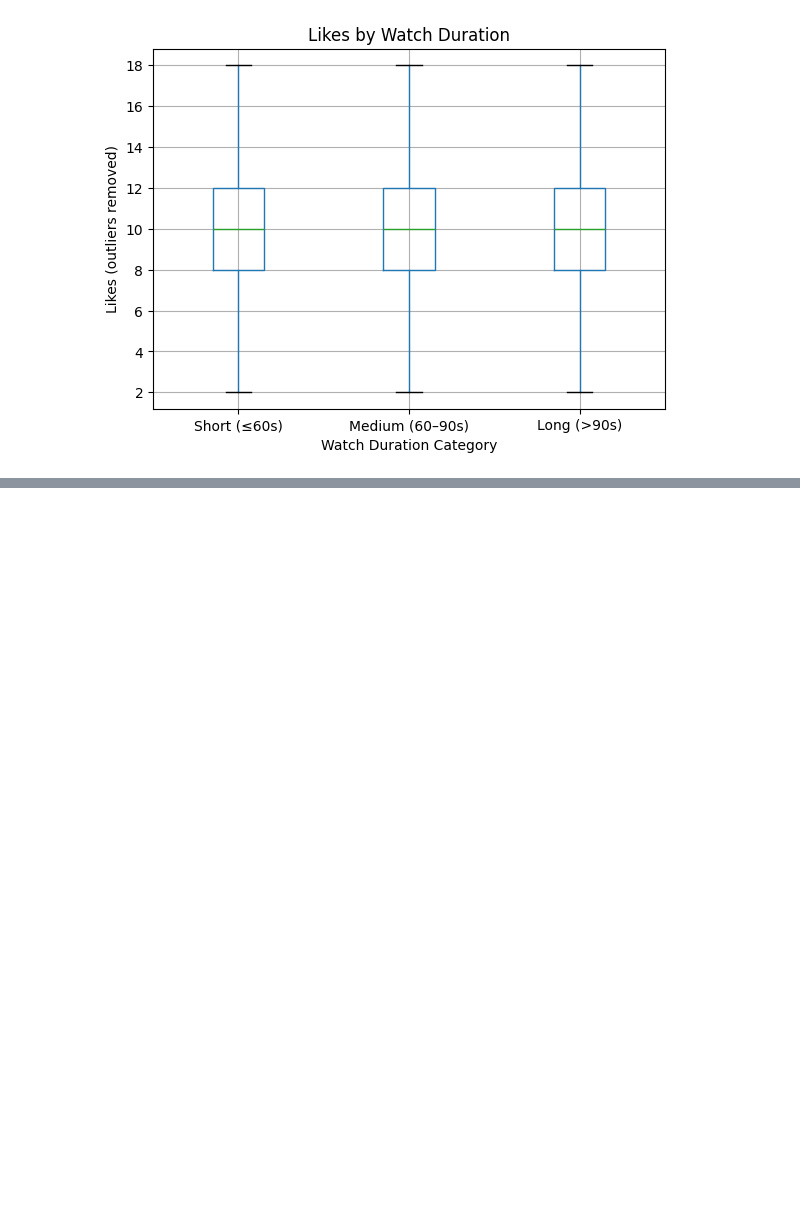
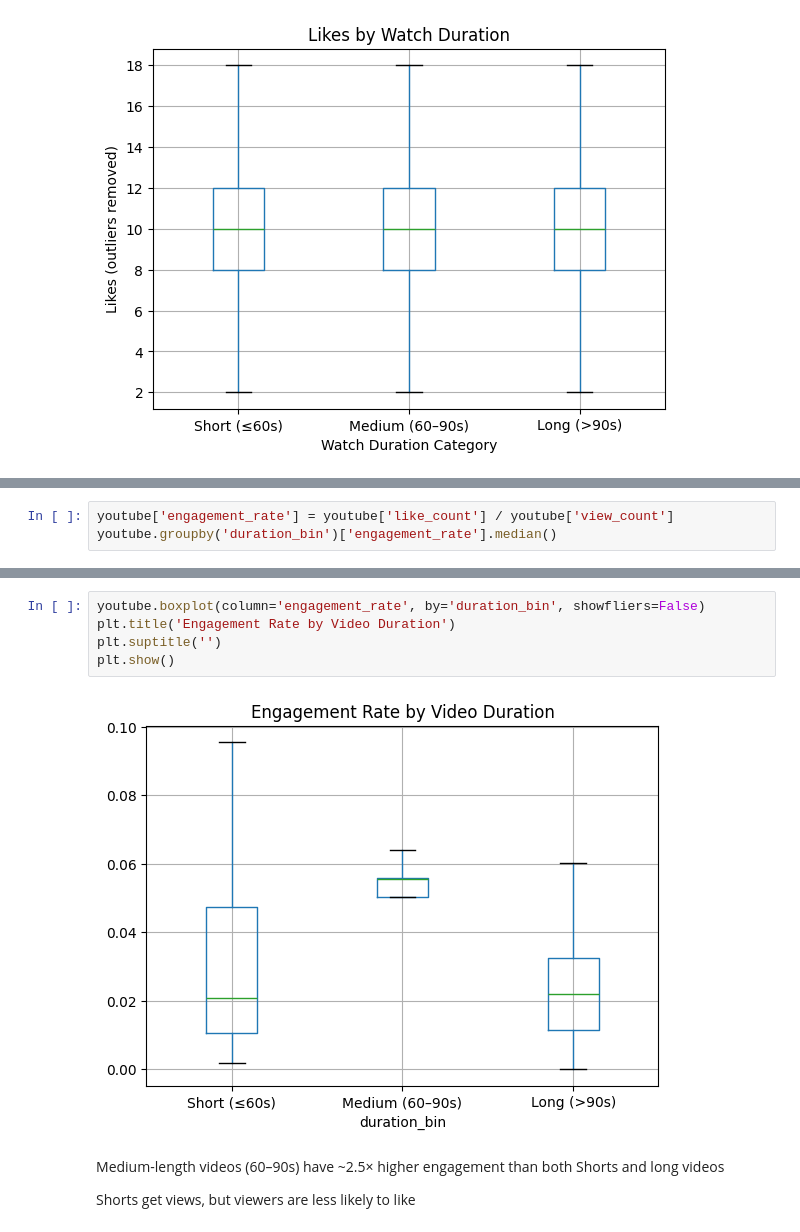
Before and after one commit to keil4ni/151r-proj, a Jupyter notebook: data_cleaning.ipynb, the cells around one changed output, grey strips where cells are left out. Saved outputs shown, nothing was run; the diff lists cells and outputs as text; blank space fills up the shorter version.

```diff
--- a/data_cleaning.ipynb
+++ b/data_cleaning.ipynb
@@ -127,0 +210,3 @@ plt.show()
+# %%
+youtube['engagement_rate'] = youtube['like_count'] / youtube['view_count']
+youtube.groupby('duration_bin')['engagement_rate'].median()
@@ -127,0 +220,11 @@ plt.show()
+# %%
+youtube.boxplot(column='engagement_rate', by='duration_bin', showfliers=False)
+plt.title('Engagement Rate by Video Duration')
+plt.suptitle('')
+plt.show()
+# %% [output]
+[figure, added]
+# %% [markdown]
+Medium-length videos (60–90s) have ~2.5× higher engagement than both Shorts and long videos
+
+Shorts get views, but viewers are less likely to like
```
Also changed, not shown: parts of 18 cells of this notebook.
